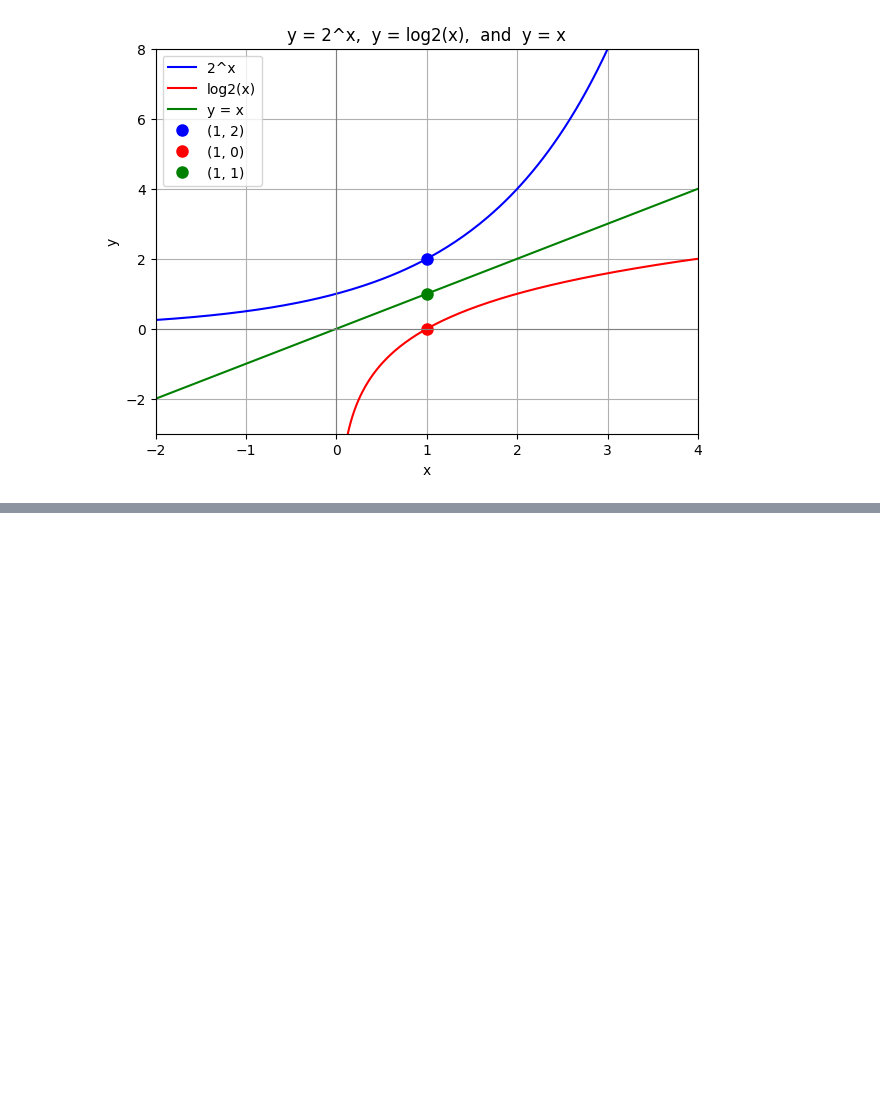
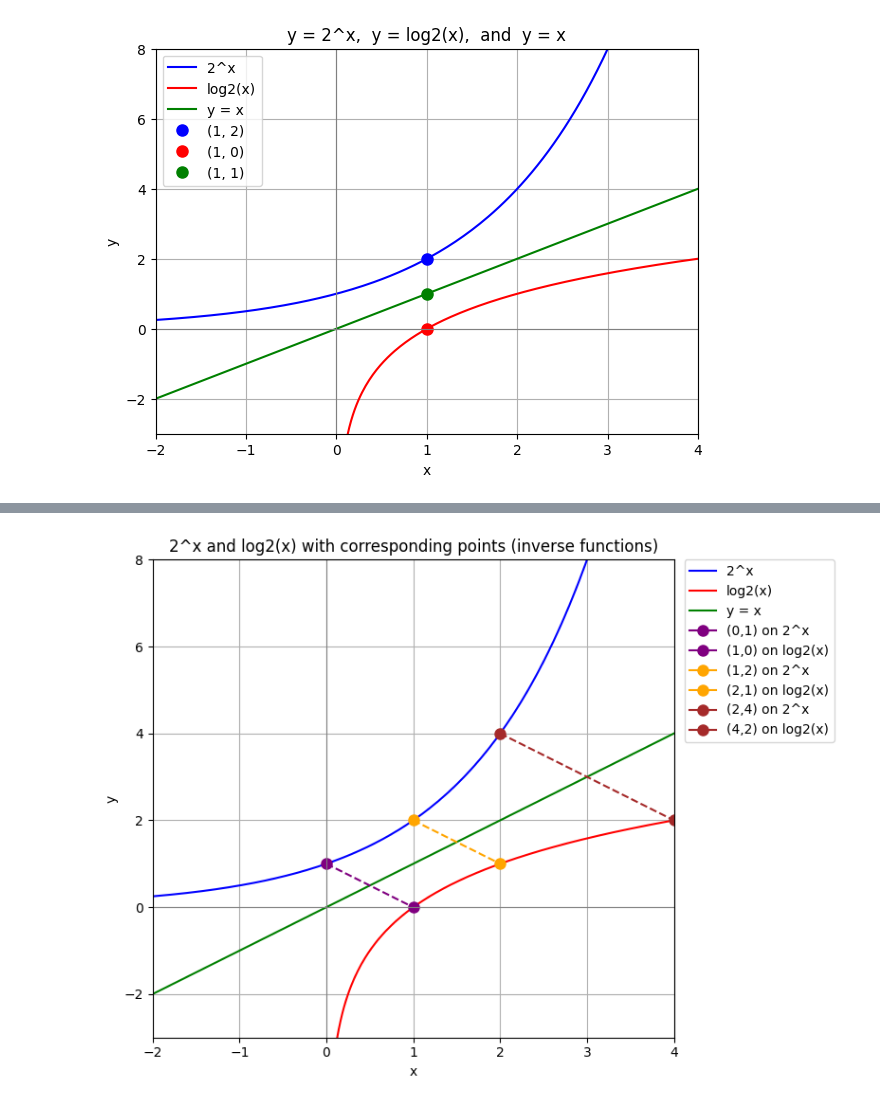
Before and after one commit to yoshiwatanabe/python-test, a Jupyter notebook: math/exponential_logrithmic.ipynb, the cells around one changed output, grey strips where cells are left out. Cells and saved outputs as stored; diff of their text form; code cells hidden in the pictures; blank space fills up the shorter version.

```diff
--- a/math/exponential_logrithmic.ipynb
+++ b/math/exponential_logrithmic.ipynb
@@ -236,0 +241,96 @@ plt.show()
+# %%
+import sympy
+import numpy as np
+import matplotlib.pyplot as plt
+
+# =================================
+# 1) Sympy で関数を定義
+# =================================
+x = sympy.Symbol('x', real=True, positive=True)
+
+# 指数関数 f(x) = 2^x
+f_sym = 2**x
+# 対数関数 g(x) = log2(x)
+g_sym = sympy.log(x, 2)
+# 直線 h(x) = x (逆関数の関係が y=x の対称性として表れる)
+h_sym = x
+
+# =================================
+# 2) lambdify を使い NumPy 関数化
+# =================================
+f_np = sympy.lambdify(x, f_sym, "numpy")  # f_np(x) = 2^x
+g_np = sympy.lambdify(x, g_sym, "numpy")  # g_np(x) = log2(x)
+h_np = sympy.lambdify(x, h_sym, "numpy")  # h_np(x) = x
+
+# =================================
+# 3) NumPy で描画用データ作成
+# =================================
+# (A) 指数関数用の x 範囲: -2 ~ 4
+X_f = np.linspace(-2, 4, 200)
+Y_f = f_np(X_f)
+
+# (B) 対数関数用の x 範囲: 0.001 ~ 4 (x=0 に近いと log2(x)->-∞)
+X_g = np.linspace(0.001, 4, 200)
+Y_g = g_np(X_g)
+
+# (C) 直線 y = x 用の x 範囲: -2 ~ 4
+X_h = np.linspace(-2, 4, 200)
+Y_h = h_np(X_h)
+
+# =================================
+# 4) Matplotlib で描画
+# =================================
+plt.figure(figsize=(8,6))
+
+# 4.1) 連続曲線を描画
+plt.plot(X_f, Y_f, label="2^x", color='blue')
+plt.plot(X_g, Y_g, label="log2(x)", color='red')
+plt.plot(X_h, Y_h, label="y = x", color='green')
+
+# 4.2) 代表的な「対応ペアの点」を示す
+#     例: (0,1) <--> (1,0), (1,2) <--> (2,1), (2,4) <--> (4,2)
+#     これらは 2^x と log2(x) の関係 (y=x に関して対称) を示す。
+
+pairs_exp = [(0, 1), (1, 2), (2, 4)]  # (x, 2^x)
+# 対応する対数側の点は (2^x, x) = (y, x)
+# → つまり (1, 0), (2, 1), (4, 2)
+pairs_log = [(1, 0), (2, 1), (4, 2)]
+
+# 好みの色を定義(対応ペア同士で同じ色にする)
+colors = ["purple", "orange", "brown"]
+
+for (ex, ey), (lx, ly), c in zip(pairs_exp, pairs_log, colors):
+    # ex: x座標 (指数グラフ), ey: y座標
+    # lx, ly は 対数グラフ上の座標
+
+    # (A) 指数グラフ上の点 (ex, ey)
+    plt.plot([ex], [ey], marker='o', markersize=8, color=c,
+             label=f"({ex},{ey}) on 2^x")
+
+    # (B) 対数グラフ上の点 (lx, ly)
+    plt.plot([lx], [ly], marker='o', markersize=8, color=c,
+             label=f"({lx},{ly}) on log2(x)")
+
+    # (C) 両点を結ぶ補助線: dashed線
+    #     この直線は y=x に関して対称な点同士をつなぐ
+    plt.plot([ex, lx], [ey, ly], linestyle='--', color=c)
+
+# 4.3) 軸などをわかりやすく
+plt.axhline(0, color='gray', linewidth=0.8)
+plt.axvline(0, color='gray', linewidth=0.8)
+plt.xlim(-2, 4)
+# 対数 g(x) が負方向に下がるため y軸を少し下げる
+plt.ylim(-3, 8)
+
+plt.xlabel("x")
+plt.ylabel("y")
+plt.title("2^x and log2(x) with corresponding points (inverse functions)")
+
+plt.legend(loc="upper left", bbox_to_anchor=(1.02, 1), borderaxespad=0)
+plt.grid(True)
+
+# 5) グラフを表示
+plt.tight_layout()
+plt.show()
+# %% [output]
+[figure, added]
```
Also changed, not shown: parts of 5 cells of this notebook.
